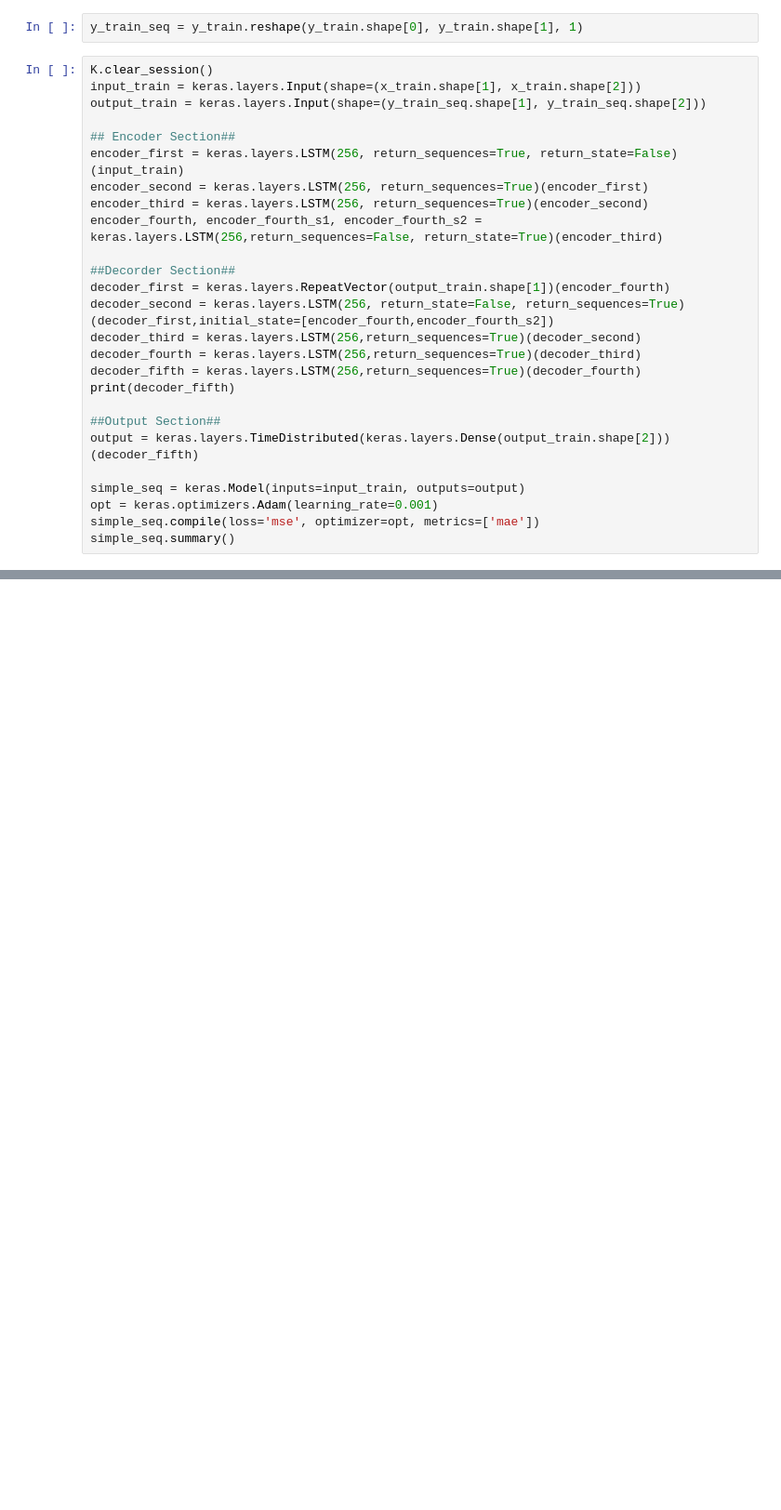
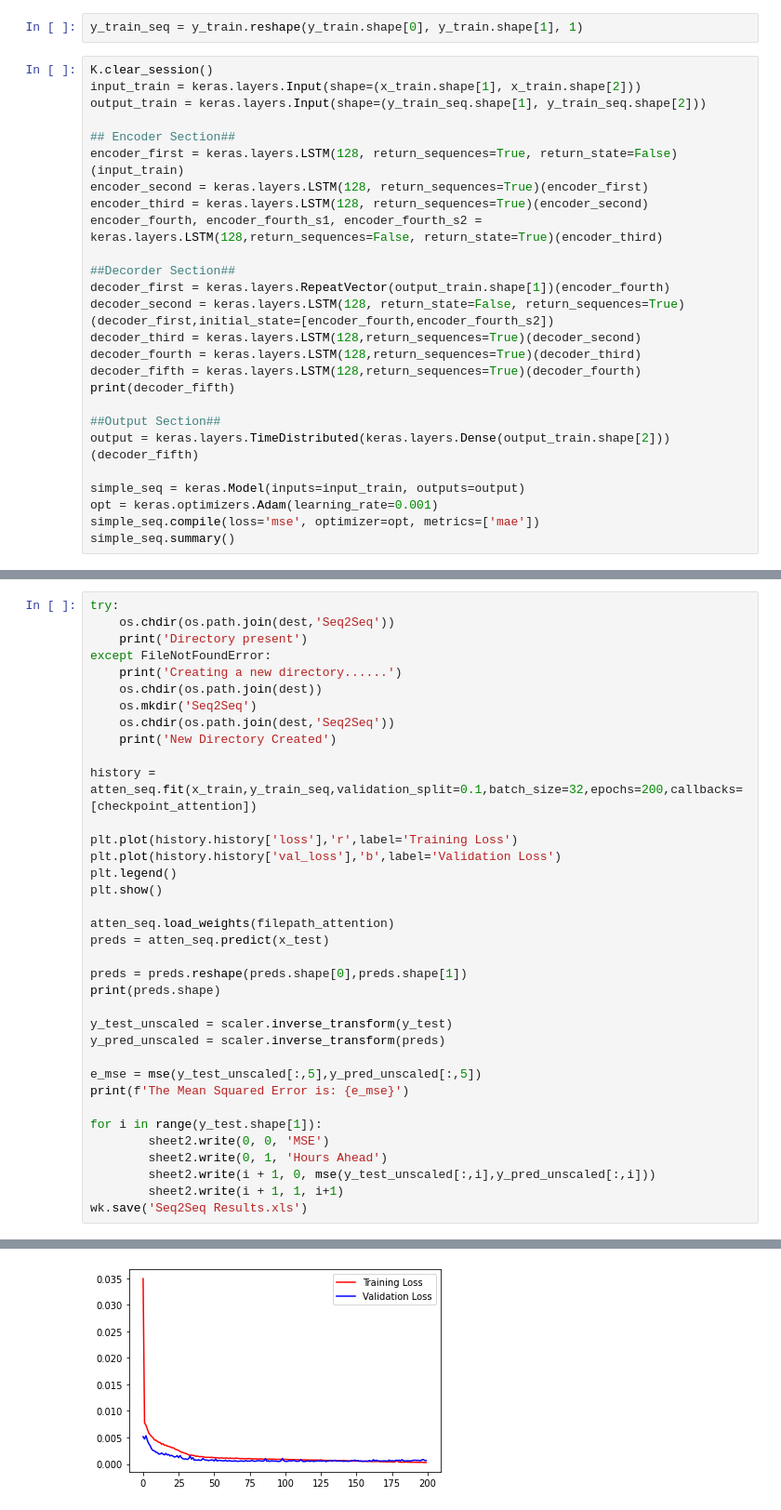
Before and after one commit to msaad1311/Pavement-Temperature-Prediction, a Jupyter notebook: Code/Pavement Temperature Prediction.ipynb, the cells around one changed output, grey strips where cells are left out. Shown: that part at 93% size. Cells and saved outputs as stored; diff of their text form; blank space fills up the shorter version.

```diff
--- a/Code/Pavement Temperature Prediction.ipynb
+++ b/Code/Pavement Temperature Prediction.ipynb
@@ -565,17 +565,17 @@ input_train = keras.layers.Input(shape=(x_train.shape[1], x_train.shape[2]))
 output_train = keras.layers.Input(shape=(y_train_seq.shape[1], y_train_seq.shape[2]))
 
 ## Encoder Section##
-encoder_first = keras.layers.LSTM(256, return_sequences=True, return_state=False)(input_train)
-encoder_second = keras.layers.LSTM(256, return_sequences=True)(encoder_first)
-encoder_third = keras.layers.LSTM(256, return_sequences=True)(encoder_second)
-encoder_fourth, encoder_fourth_s1, encoder_fourth_s2 = keras.layers.LSTM(256,return_sequences=False, return_state=True)(encoder_third)
+encoder_first = keras.layers.LSTM(128, return_sequences=True, return_state=False)(input_train)
+encoder_second = keras.layers.LSTM(128, return_sequences=True)(encoder_first)
+encoder_third = keras.layers.LSTM(128, return_sequences=True)(encoder_second)
+encoder_fourth, encoder_fourth_s1, encoder_fourth_s2 = keras.layers.LSTM(128,return_sequences=False, return_state=True)(encoder_third)
 
 ##Decorder Section##
 decoder_first = keras.layers.RepeatVector(output_train.shape[1])(encoder_fourth)
-decoder_second = keras.layers.LSTM(256, return_state=False, return_sequences=True)(decoder_first,initial_state=[encoder_fourth,encoder_fourth_s2])
-decoder_third = keras.layers.LSTM(256,return_sequences=True)(decoder_second)
-decoder_fourth = keras.layers.LSTM(256,return_sequences=True)(decoder_third)
-decoder_fifth = keras.layers.LSTM(256,return_sequences=True)(decoder_fourth)
+decoder_second = keras.layers.LSTM(128, return_state=False, return_sequences=True)(decoder_first,initial_state=[encoder_fourth,encoder_fourth_s2])
+decoder_third = keras.layers.LSTM(128,return_sequences=True)(decoder_second)
+decoder_fourth = keras.layers.LSTM(128,return_sequences=True)(decoder_third)
+decoder_fifth = keras.layers.LSTM(128,return_sequences=True)(decoder_fourth)
 print(decoder_fifth)
 
 ##Output Section##
@@ -658,0 +713,37 @@ Epoch 93/200
+# %%
+try:
+    os.chdir(os.path.join(dest,'Seq2Seq'))
+    print('Directory present')
+except FileNotFoundError:
+    print('Creating a new directory......')
+    os.chdir(os.path.join(dest))
+    os.mkdir('Seq2Seq')
+    os.chdir(os.path.join(dest,'Seq2Seq'))
+    print('New Directory Created')
+
+history = atten_seq.fit(x_train,y_train_seq,validation_split=0.1,batch_size=32,epochs=200,callbacks=[checkpoint_attention])
+
+plt.plot(history.history['loss'],'r',label='Training Loss')
+plt.plot(history.history['val_loss'],'b',label='Validation Loss')
+plt.legend()
+plt.show()
+
+atten_seq.load_weights(filepath_attention)
+preds = atten_seq.predict(x_test)
+
+preds = preds.reshape(preds.shape[0],preds.shape[1])
+print(preds.shape)
+
+y_test_unscaled = scaler.inverse_transform(y_test)
+y_pred_unscaled = scaler.inverse_transform(preds)
+
+e_mse = mse(y_test_unscaled[:,5],y_pred_unscaled[:,5])
+print(f'The Mean Squared Error is: {e_mse}')
+
+for i in range(y_test.shape[1]):
+        sheet2.write(0, 0, 'MSE')
+        sheet2.write(0, 1, 'Hours Ahead')
+        sheet2.write(i + 1, 0, mse(y_test_unscaled[:,i],y_pred_unscaled[:,i]))
+        sheet2.write(i + 1, 1, i+1)
+wk.save('Seq2Seq Results.xls')
+# %% [output]
@@ -658,0 +767 @@ Epoch 93/200
+[figure, added]
```
Also changed, not shown: parts of 4 cells of this notebook, 3 other files.
